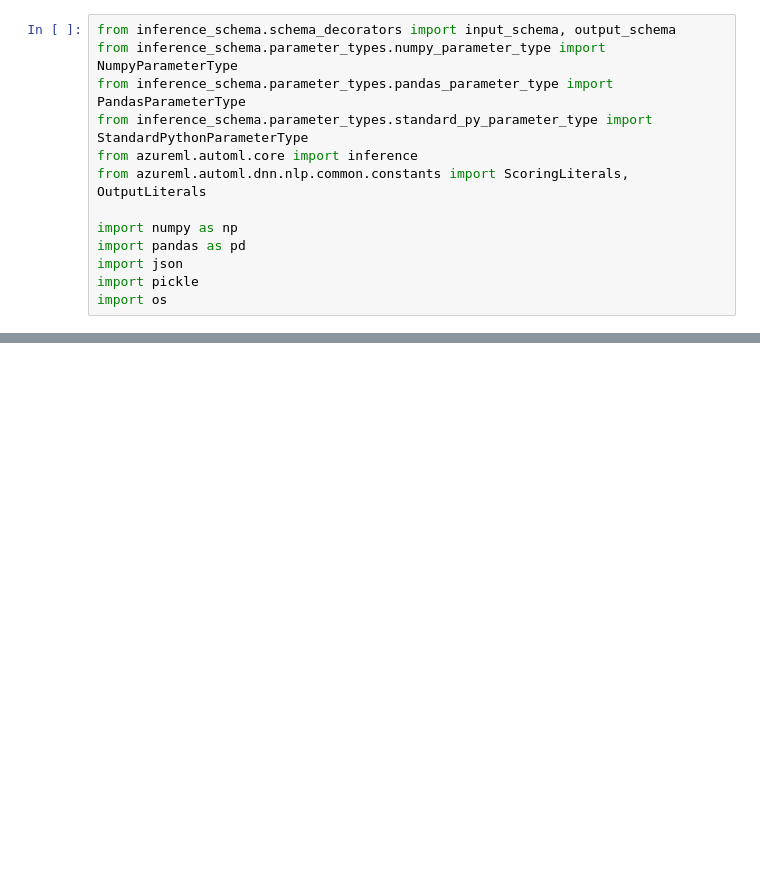
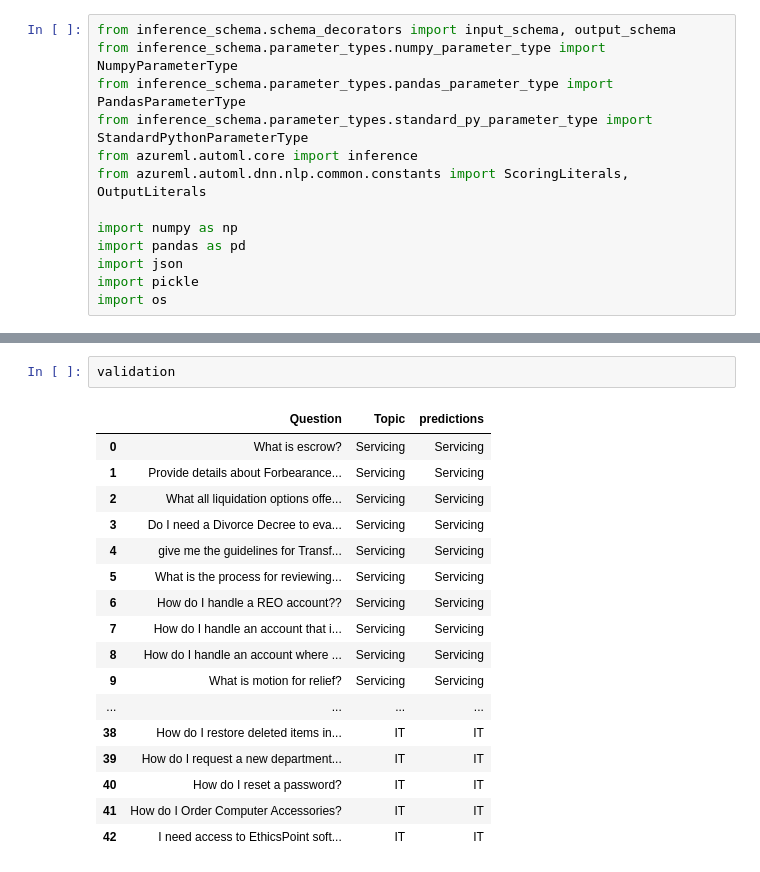
Before and after one commit to jomedinagomez/AutoML_NLP_Classifier, a Jupyter notebook: scoring_file.ipynb, the cells around one changed output, grey strips where cells are left out. Drawn from its saved outputs; the diff is of its cells as text; blank space fills up the shorter version.

```diff
--- a/scoring_file.ipynb
+++ b/scoring_file.ipynb
@@ -50,0 +93,20 @@ OSError: [WinError 8] Not enough memory resources are available to process this
+# %%
+validation
+# %% [output]
+|  | Question | Topic | predictions |
+| 0 | What is escrow? | Servicing | Servicing |
+| 1 | Provide details about Forbearance... | Servicing | Servicing |
+| 2 | What all liquidation options offe... | Servicing | Servicing |
+| 3 | Do I need a Divorce Decree to eva... | Servicing | Servicing |
+| 4 | give me the guidelines for Transf... | Servicing | Servicing |
+| 5 | What is the process for reviewing... | Servicing | Servicing |
+| 6 | How do I handle a REO account?? | Servicing | Servicing |
+| 7 | How do I handle an account that i... | Servicing | Servicing |
+| 8 | How do I handle an account where ... | Servicing | Servicing |
+| 9 | What is motion for relief? | Servicing | Servicing |
+| ... | ... | ... | ... |
+| 38 | How do I restore deleted items in... | IT | IT |
+| 39 | How do I request a new department... | IT | IT |
+| 40 | How do I reset a password? | IT | IT |
+| 41 | How do I Order Computer Accessories? | IT | IT |
+| 42 | I need access to EthicsPoint soft... | IT | IT |
```
Also changed, not shown: parts of 19 cells of this notebook.
